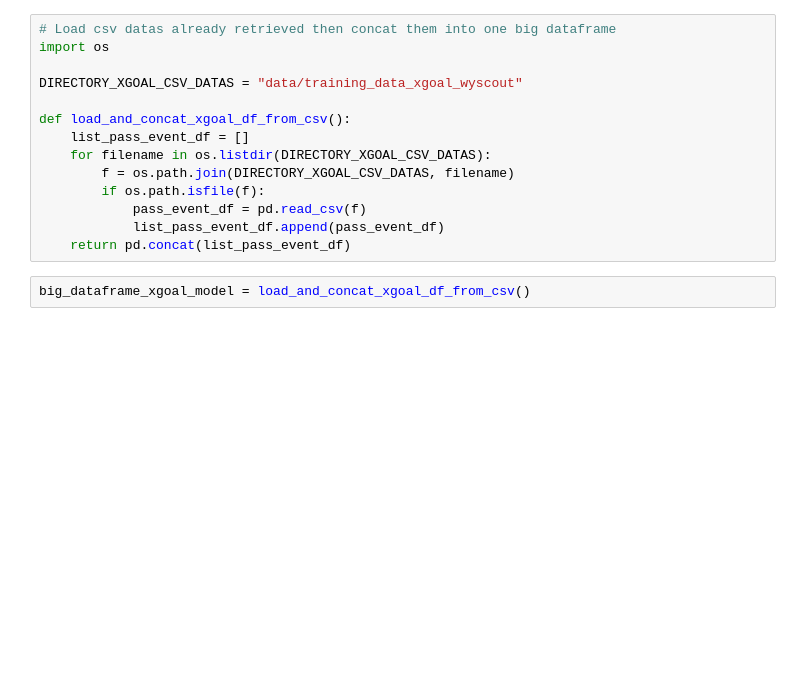
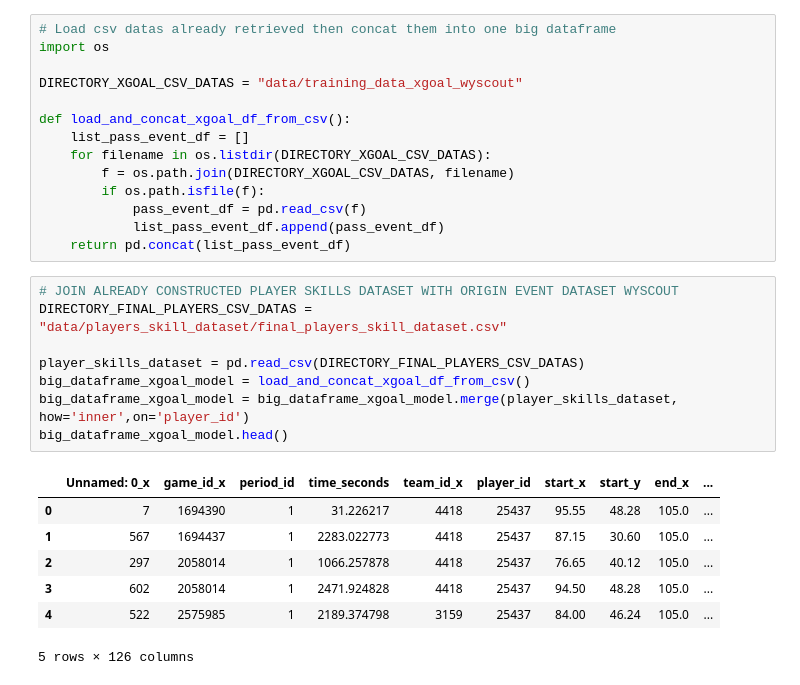
Before and after one commit to Steve23522016/vaep-base-code, a Jupyter notebook: notebooks/expected_goal_model.ipynb, the cells around one changed output. Saved outputs shown, nothing was run; the diff lists cells and outputs as text; blank space fills up the shorter version.

```diff
--- a/notebooks/expected_goal_model.ipynb
+++ b/notebooks/expected_goal_model.ipynb
@@ -166,7 +245,21 @@ def load_and_concat_xgoal_df_from_csv():
             pass_event_df = pd.read_csv(f)
             list_pass_event_df.append(pass_event_df)
     return pd.concat(list_pass_event_df)
-# %%
-big_dataframe_xgoal_model = load_and_concat_xgoal_df_from_csv()
+# %%
+# JOIN ALREADY CONSTRUCTED PLAYER SKILLS DATASET WITH ORIGIN EVENT DATASET WYSCOUT
+DIRECTORY_FINAL_PLAYERS_CSV_DATAS = "data/players_skill_dataset/final_players_skill_dataset.csv"
+
+player_skills_dataset = pd.read_csv(DIRECTORY_FINAL_PLAYERS_CSV_DATAS)
+big_dataframe_xgoal_model = load_and_concat_xgoal_df_from_csv()
+big_dataframe_xgoal_model = big_dataframe_xgoal_model.merge(player_skills_dataset, how='inner',on='player_id')
+big_dataframe_xgoal_model.head()
+# %% [output]
+|  | Unnamed: 0_x | game_id_x | period_id | time_seconds | team_id_x | player_id | start_x | start_y | end_x | ... |
+| 0 | 7 | 1694390 | 1 | 31.226217 | 4418 | 25437 | 95.55 | 48.28 | 105.0 | ... |
+| 1 | 567 | 1694437 | 1 | 2283.022773 | 4418 | 25437 | 87.15 | 30.60 | 105.0 | ... |
+| 2 | 297 | 2058014 | 1 | 1066.257878 | 4418 | 25437 | 76.65 | 40.12 | 105.0 | ... |
+| 3 | 602 | 2058014 | 1 | 2471.924828 | 4418 | 25437 | 94.50 | 48.28 | 105.0 | ... |
+| 4 | 522 | 2575985 | 1 | 2189.374798 | 3159 | 25437 | 84.00 | 46.24 | 105.0 | ... |
+5 rows × 126 columns
 # %%
 # SELECT ONLY FEATURED COLUMN FROM BIG DATASETS
```
Also changed, not shown: parts of 6 cells of this notebook, 8 other files.
